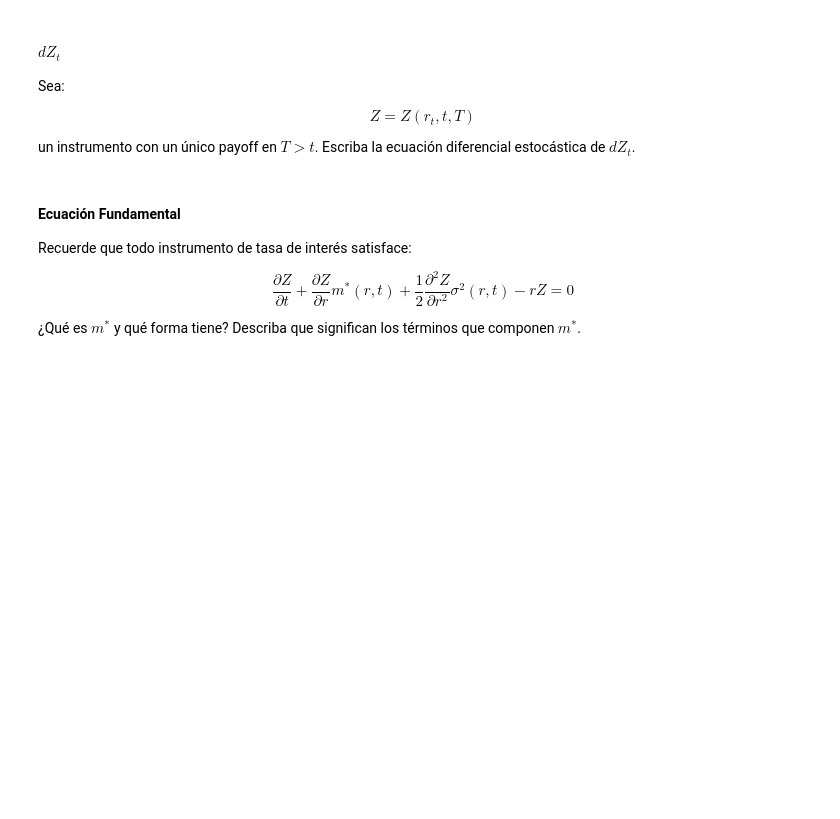
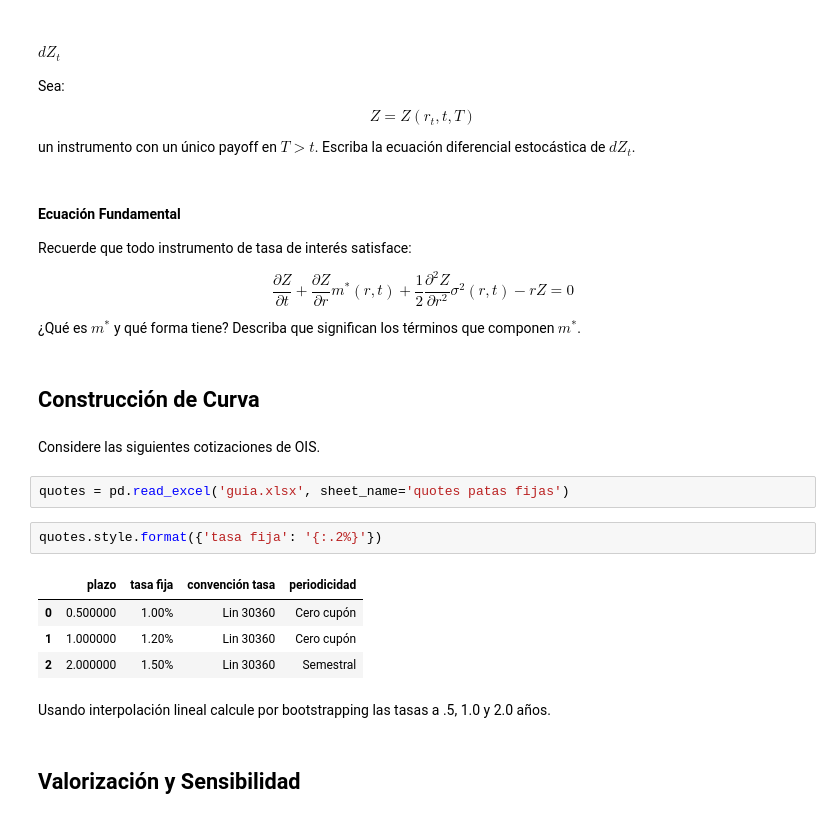
Before and after one commit to efaa-cl/mif-2021, a Jupyter notebook: 21_guia.ipynb, the cells around one changed output. Cells and saved outputs as stored; diff of their text form; blank space fills up the shorter version.

Commit message:
Nuevos ejercicios guia y solucion a tabla desarrollo pata fija.

```diff
--- a/21_guia.ipynb
+++ b/21_guia.ipynb
@@ -112,3 +238,20 @@ $$
 $$
 
 ¿Qué es $m^*$ y qué forma tiene? Describa que significan los términos que componen $m^*$.
+# %% [markdown]
+## Construcción de Curva
+# %% [markdown]
+Considere las siguientes cotizaciones de OIS.
+# %%
+quotes = pd.read_excel('guia.xlsx', sheet_name='quotes patas fijas')
+# %%
+quotes.style.format({'tasa fija': '{:.2%}'})
+# %% [output]
+|  | plazo | tasa fija | convención tasa | periodicidad |
+| 0 | 0.500000 | 1.00% | Lin 30360 | Cero cupón |
+| 1 | 1.000000 | 1.20% | Lin 30360 | Cero cupón |
+| 2 | 2.000000 | 1.50% | Lin 30360 | Semestral |
+# %% [markdown]
+Usando interpolación lineal calcule por bootstrapping las tasas a .5, 1.0 y 2.0 años.
+# %% [markdown]
+## Valorización y Sensibilidad
```
Also changed, not shown: parts of 14 cells of this notebook, 2 other files.
